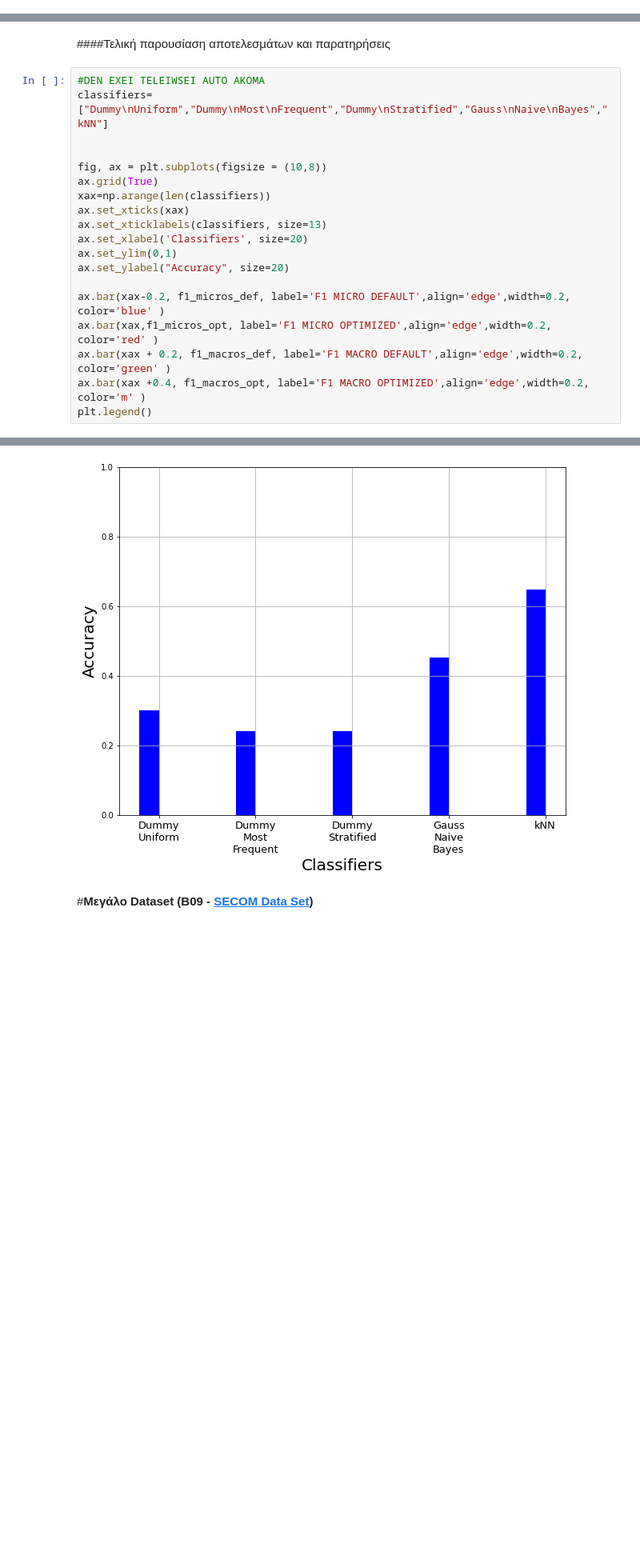
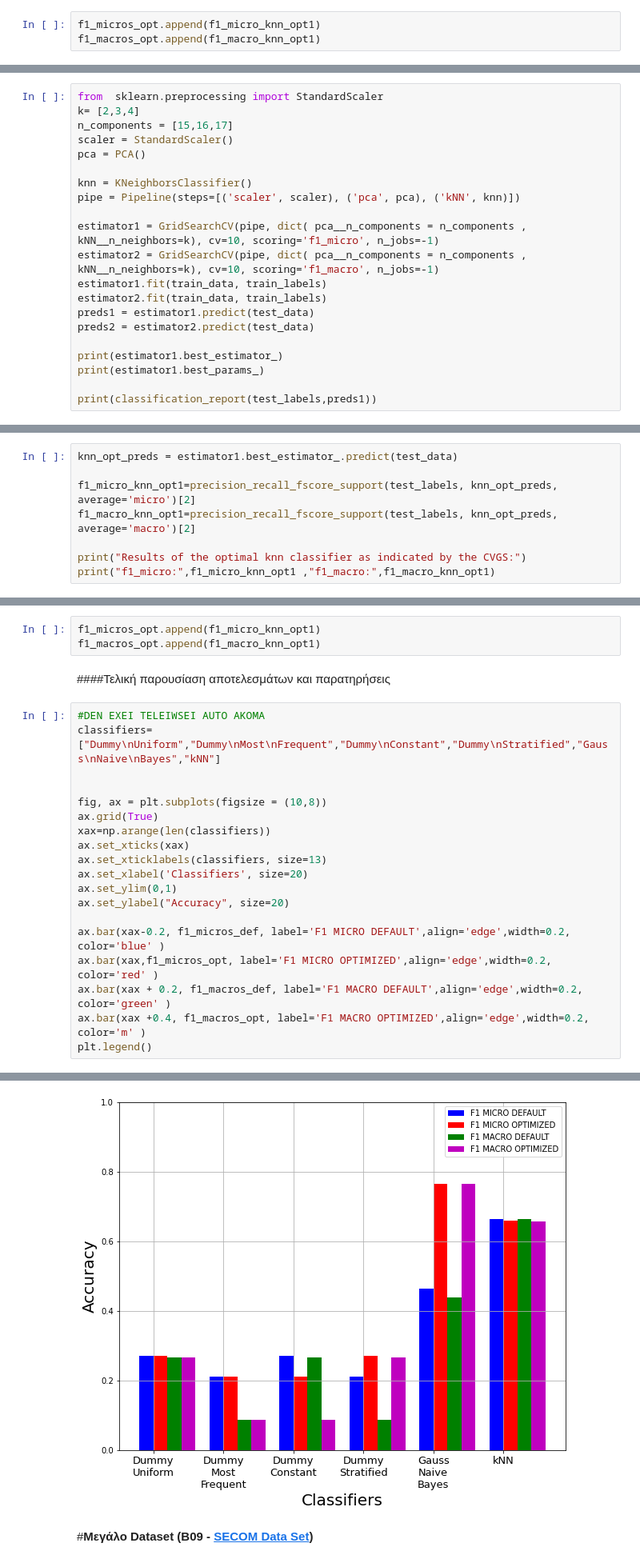
Before and after one commit to SprIoan/NNColab, a Jupyter notebook: Ergasia_1.ipynb, the cells around one changed output, grey strips where cells are left out. Shown at 80% size. Cells and saved outputs as stored; diff of their text form; blank space fills up the shorter version.

```diff
--- a/Ergasia_1.ipynb
+++ b/Ergasia_1.ipynb
@@ -833,0 +947,3 @@ f1_micro: 0.6360730593607307 f1_macro: 0.6360730593607307
+# %%
+f1_micros_opt.append(f1_micro_knn_opt1)
+f1_macros_opt.append(f1_macro_knn_opt1)
@@ -833,0 +1032,21 @@ f1_micro: 0.6360730593607307 f1_macro: 0.6360730593607307
+# %%
+from  sklearn.preprocessing import StandardScaler
+k= [2,3,4]
+n_components = [15,16,17]
+scaler = StandardScaler()
+pca = PCA()
+
+knn = KNeighborsClassifier()
+pipe = Pipeline(steps=[('scaler', scaler), ('pca', pca), ('kNN', knn)])
+
+estimator1 = GridSearchCV(pipe, dict( pca__n_components = n_components , kNN__n_neighbors=k), cv=10, scoring='f1_micro', n_jobs=-1)
+estimator2 = GridSearchCV(pipe, dict( pca__n_components = n_components , kNN__n_neighbors=k), cv=10, scoring='f1_macro', n_jobs=-1)
+estimator1.fit(train_data, train_labels)
+estimator2.fit(train_data, train_labels)
+preds1 = estimator1.predict(test_data)
+preds2 = estimator2.predict(test_data)
+
+print(estimator1.best_estimator_)
+print(estimator1.best_params_)
+
+print(classification_report(test_labels,preds1))
@@ -833,0 +1071,8 @@ f1_micro: 0.6360730593607307 f1_macro: 0.6360730593607307
+# %%
+knn_opt_preds = estimator1.best_estimator_.predict(test_data)
+
+f1_micro_knn_opt1=precision_recall_fscore_support(test_labels, knn_opt_preds, average='micro')[2]
+f1_macro_knn_opt1=precision_recall_fscore_support(test_labels, knn_opt_preds, average='macro')[2]
+
+print("Results of the optimal knn classifier as indicated by the CVGS:")
+print("f1_micro:",f1_micro_knn_opt1 ,"f1_macro:",f1_macro_knn_opt1)
@@ -834,8 +1082,11 @@ f1_micro: 0.6360730593607307 f1_macro: 0.6360730593607307
+# %%
+f1_micros_opt.append(f1_micro_knn_opt1)
+f1_macros_opt.append(f1_macro_knn_opt1)
 # %% [markdown]
 ####Τελική παρουσίαση αποτελεσμάτων και παρατηρήσεις
 # %%
 #DEN EXEI TELEIWSEI AUTO AKOMA
-classifiers=["Dummy\nUniform","Dummy\nMost\nFrequent","Dummy\nStratified","Gauss\nNaive\nBayes","kNN"]
+classifiers=["Dummy\nUniform","Dummy\nMost\nFrequent","Dummy\nConstant","Dummy\nStratified","Gauss\nNaive\nBayes","kNN"]
 
 
 fig, ax = plt.subplots(figsize = (10,8))
@@ -857,4 +1108,4 @@ ValueError: ignored
-[figure, old version]
+[figure, new version]
 # %% [markdown]
 #**Μεγάλο Dataset (B09 - [SECOM Data Set](http://archive.ics.uci.edu/ml/datasets/SECOM))**
 # %% [markdown]
```
Also changed, not shown: parts of 47 cells of this notebook.
